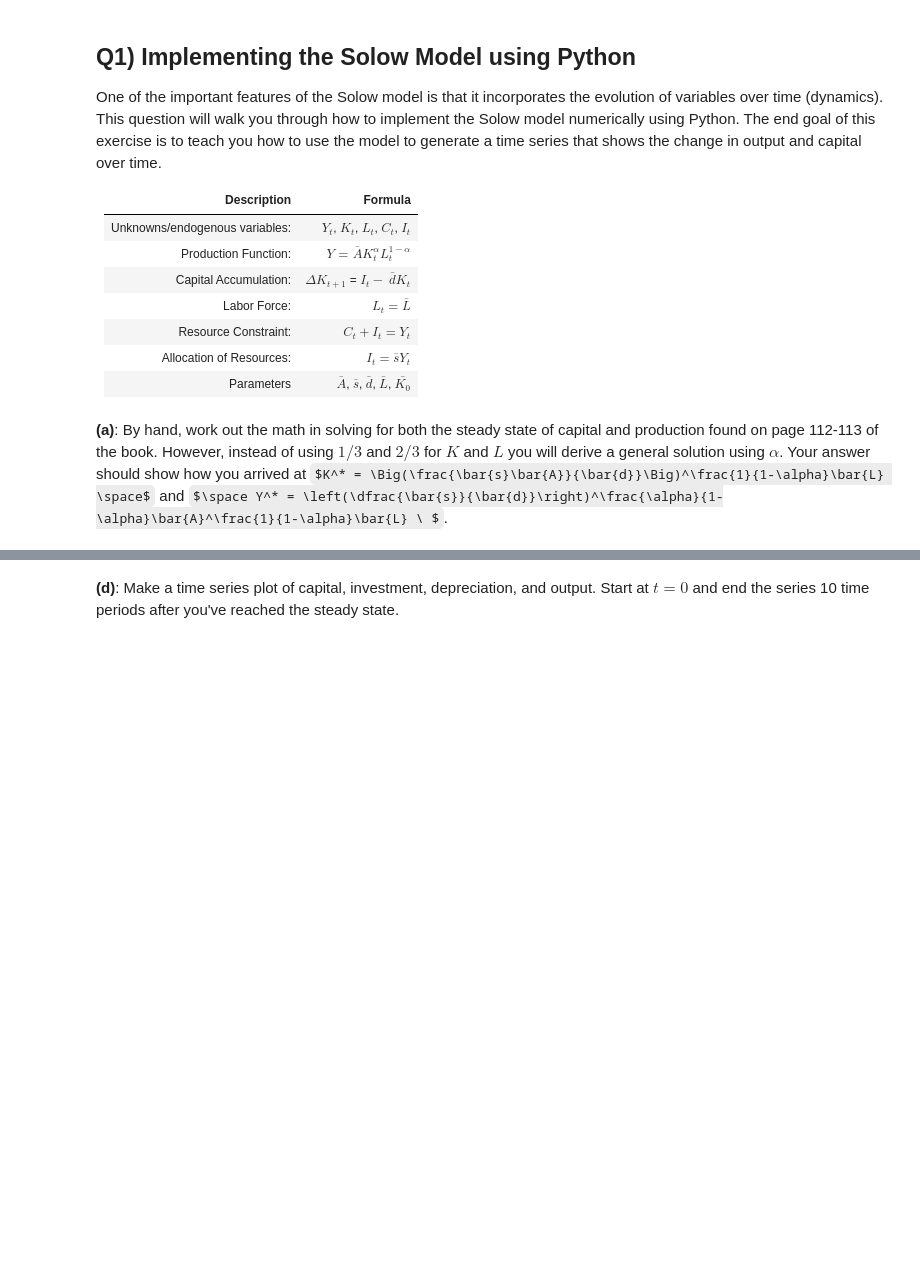
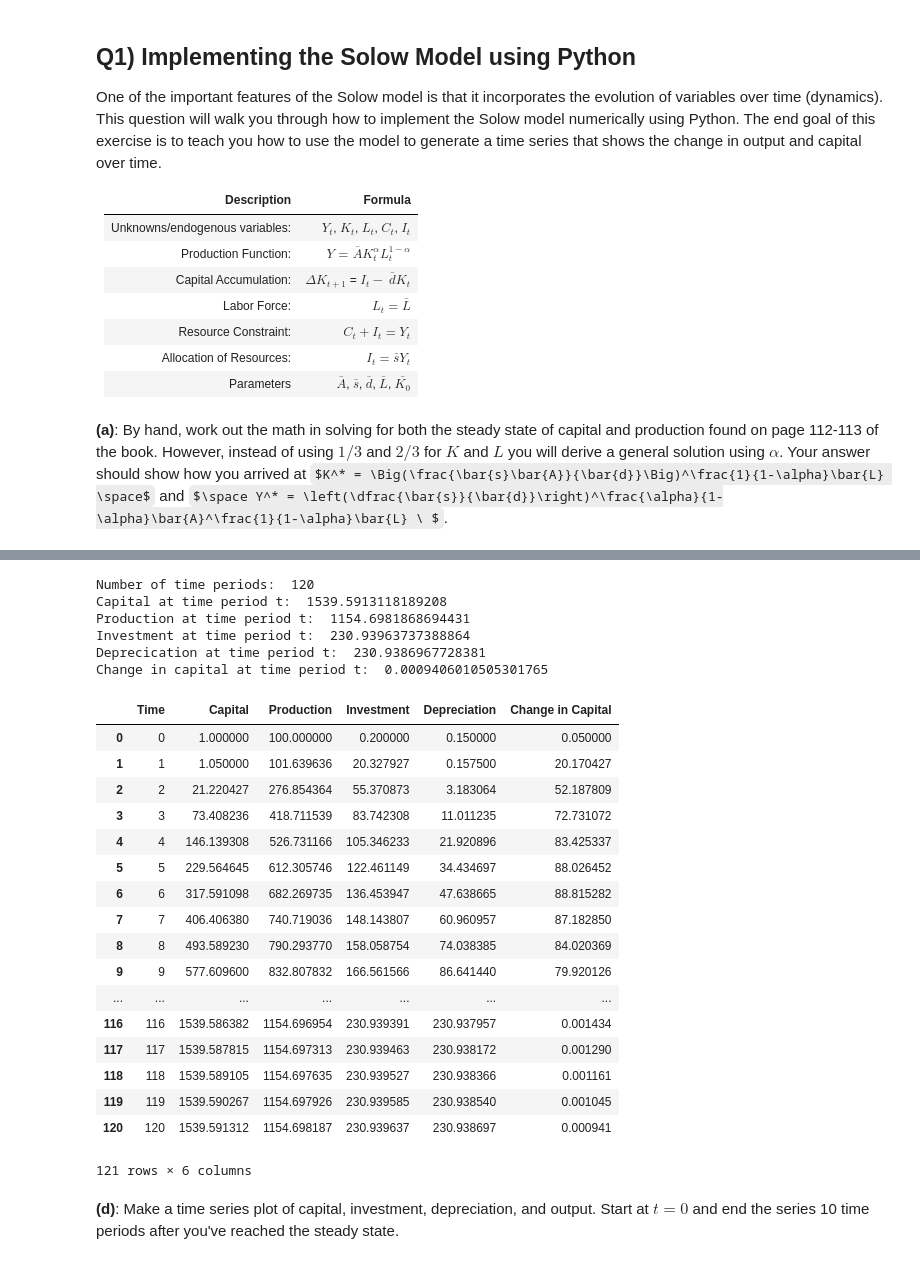
Before and after one commit to dylanjm/econ_381_development, a Jupyter notebook: solution_versions/chapter_05_solutions.ipynb, the cells around one changed output, grey strips where cells are left out. Cells and saved outputs as stored; diff of their text form; code cells hidden in the pictures; some formulas as TeX source; blank space fills up the shorter version.

```diff
--- a/solution_versions/chapter_05_solutions.ipynb
+++ b/solution_versions/chapter_05_solutions.ipynb
@@ -154,2 +128,82 @@ print(invest)
+# %%
+# Insert Python Code Here for Part (b)
+K_0 = 1
+L = 1000
+A = 1
+d = 0.15
+s = .20
+alph = 1/3
+
+def production_function(A, K, L, alpha):
+    return A * pow(K, alpha) * pow(L, 1 - alpha)
+
+# Using while loops, implement the work you did by hand to update the table
+##############################################################################################
+# Here we will define a number of arrays and then append onto them inside a while loop
+##############################################################################################
+
+# Defining the arrays
+time = [0]
+capital = np.array([K_0])
+production = np.array([production_function(A, K_0, L, alpha)])
+investment = np.array([s * capital[0]])
+depreciation = np.array([d * capital[0]])
+change_in_capital = np.array([investment[0] - depreciation[0]])
+i = 0
+
+# Using a while loop to run until we are within .01 of the steady state we calculated in part (a)
+while (abs(capital[i] - capital_steady_state)) > .01:
+    i += 1
+    time = np.append(time, i)
+    capital = np.append(capital, capital[i - 1] + change_in_capital[i - 1])
+    production = np.append(production, production_function(A, capital[i], L, alpha))
+    investment = np.append(investment, s * production[i])
+    depreciation = np.append(depreciation, d * capital[i])
+    change_in_capital = np.append(change_in_capital, investment[i] - depreciation[i])
+
+# Print the results
+print('Number of time periods: ', time[i])
+print('Capital at time period t: ', capital[i])
+print('Production at time period t: ', production[i])
+print('Investment at time period t: ', investment[i])
+print('Deprecication at time period t: ', depreciation[i])
+print('Change in capital at time period t: ', change_in_capital[i], '\n')
+
+# Print the data frame with the final values
+# Run this code to create the data frame!
+
+df = pd.DataFrame({'Time':time,
+                   'Capital':capital,
+                  'Production':production,
+                  'Investment':investment,
+                  'Depreciation':depreciation,
+                  'Change in Capital':change_in_capital},
+                  columns=['Time', 'Capital', 'Production', 'Investment', 'Depreciation', 'Change in Capital'])
+df
+# %% [output]
+Number of time periods:  120
+Capital at time period t:  1539.5913118189208
+Production at time period t:  1154.6981868694431
+Investment at time period t:  230.93963737388864
+Deprecication at time period t:  230.9386967728381
+Change in capital at time period t:  0.0009406010505301765
+|  | Time | Capital | Production | Investment | Depreciation | Change in Capital |
+| 0 | 0 | 1.000000 | 100.000000 | 0.200000 | 0.150000 | 0.050000 |
+| 1 | 1 | 1.050000 | 101.639636 | 20.327927 | 0.157500 | 20.170427 |
+| 2 | 2 | 21.220427 | 276.854364 | 55.370873 | 3.183064 | 52.187809 |
+| 3 | 3 | 73.408236 | 418.711539 | 83.742308 | 11.011235 | 72.731072 |
+| 4 | 4 | 146.139308 | 526.731166 | 105.346233 | 21.920896 | 83.425337 |
+| 5 | 5 | 229.564645 | 612.305746 | 122.461149 | 34.434697 | 88.026452 |
+| 6 | 6 | 317.591098 | 682.269735 | 136.453947 | 47.638665 | 88.815282 |
+| 7 | 7 | 406.406380 | 740.719036 | 148.143807 | 60.960957 | 87.182850 |
+| 8 | 8 | 493.589230 | 790.293770 | 158.058754 | 74.038385 | 84.020369 |
+| 9 | 9 | 577.609600 | 832.807832 | 166.561566 | 86.641440 | 79.920126 |
+| ... | ... | ... | ... | ... | ... | ... |
+| 116 | 116 | 1539.586382 | 1154.696954 | 230.939391 | 230.937957 | 0.001434 |
+| 117 | 117 | 1539.587815 | 1154.697313 | 230.939463 | 230.938172 | 0.001290 |
+| 118 | 118 | 1539.589105 | 1154.697635 | 230.939527 | 230.938366 | 0.001161 |
+| 119 | 119 | 1539.590267 | 1154.697926 | 230.939585 | 230.938540 | 0.001045 |
+| 120 | 120 | 1539.591312 | 1154.698187 | 230.939637 | 230.938697 | 0.000941 |
+121 rows × 6 columns
 # %% [markdown]
 __(d)__: Make a time series plot of capital, investment, depreciation, and output. Start at $t=0$ and end the series 10 time periods after you've reached the steady state.
```
Also changed, not shown: parts of 12 cells of this notebook.
